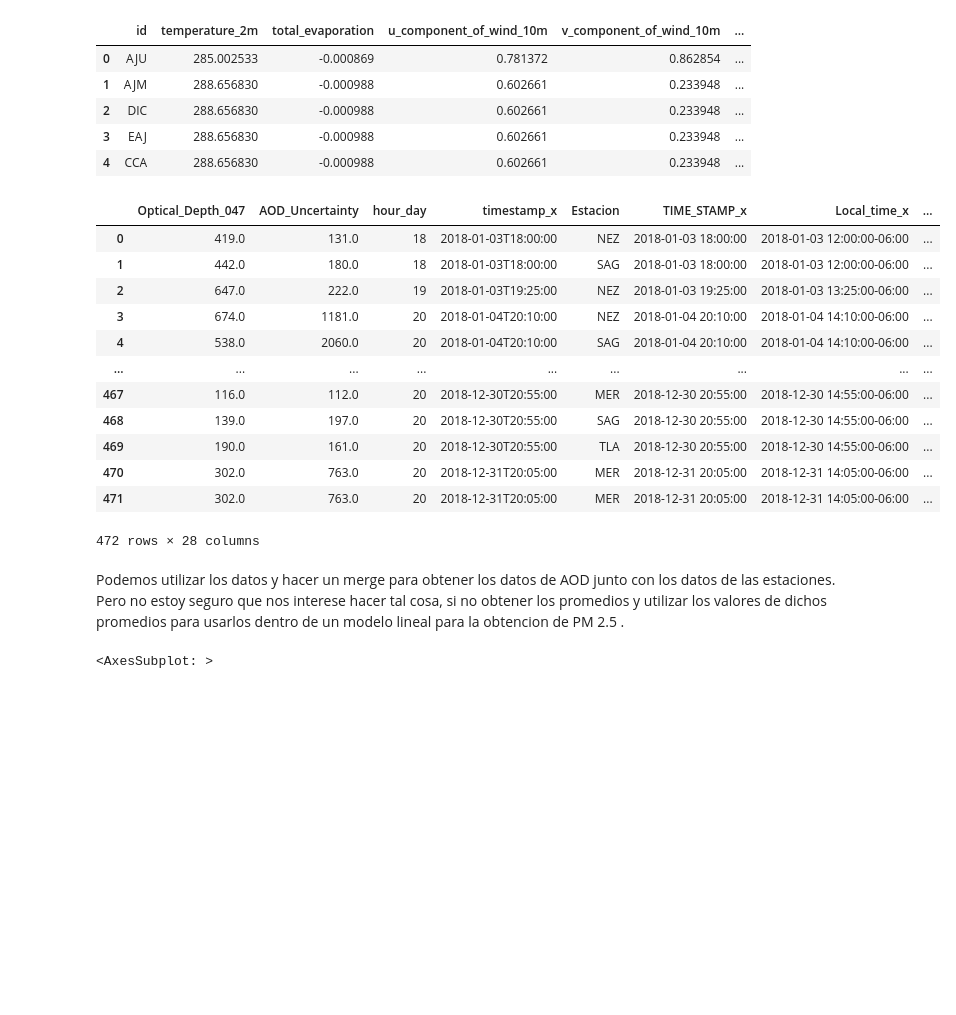
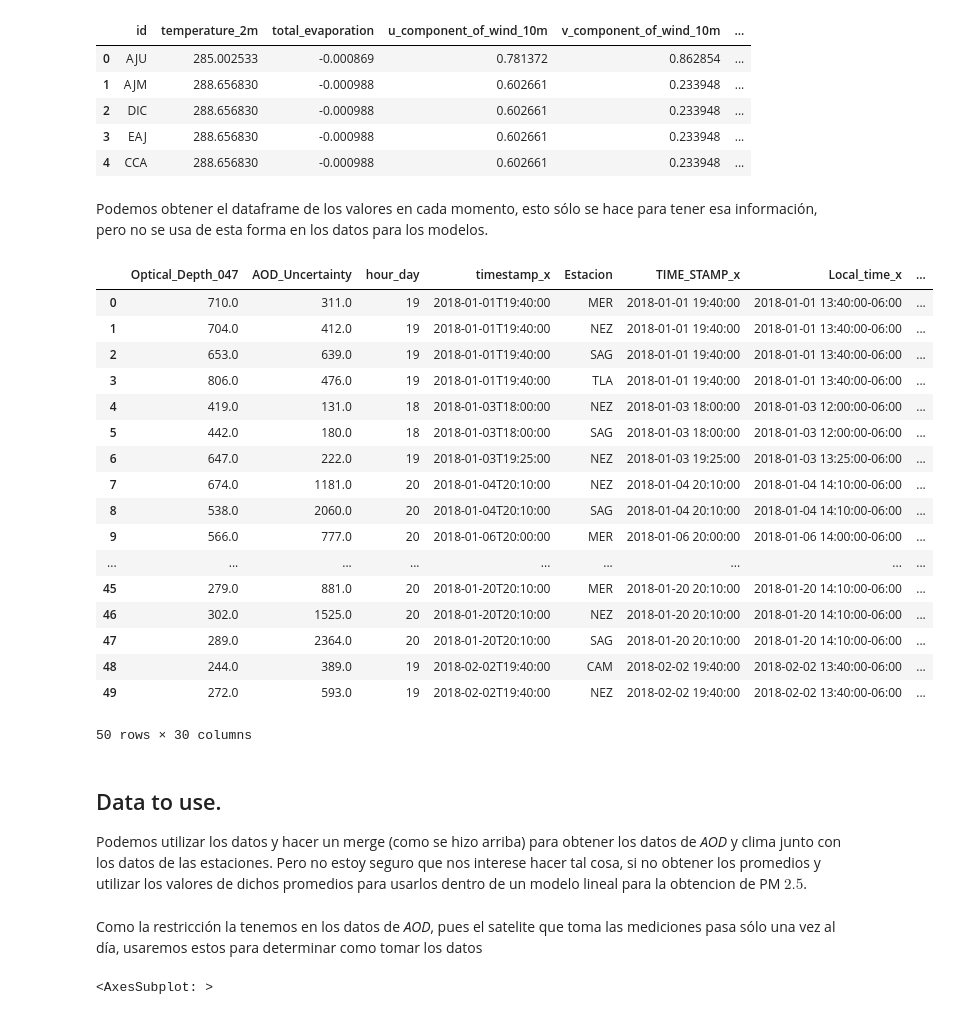
Before and after one commit to msalazarcgeo/contaminantes_satelites, a Jupyter notebook: notebooks/aver_data.ipynb, the cells around one changed output. Cells and saved outputs as stored; diff of their text form; code cells hidden in the pictures; blank space fills up the shorter version.

Commit message:
Data cleaning and mergin

```diff
--- a/notebooks/aver_data.ipynb
+++ b/notebooks/aver_data.ipynb
@@ -29,6 +35,7 @@ PM25_dat.head()
 # %%
 initial_interval= '2018-01-01'
 end_interval = '2019-01-01'
+zona_metropoli = 'ZMVM'
 PM25_dat= PM25_dat[PM25_dat['VALOR'].isna() ==False] #drop NaN values
 PM25_dat.FECHA_HR= pd.to_datetime(PM25_dat.FECHA_HR) #to datetime
 PM25_dat_interval=  PM25_dat[(PM25_dat.FECHA_HR >= pd.to_datetime(initial_interval)) &
@@ -36,4 +43,5 @@ PM25_dat_interval=  PM25_dat[(PM25_dat.FECHA_HR >= pd.to_datetime(initial_interv
                             ] ### get interval
 PM25_dat_interval= PM25_dat_interval[PM25_dat_interval['CVE_EST'].apply(lambda l: zona_metropoli in l)]
 PM25_dat_interval['Estacion']   = PM25_dat_interval['CVE_EST'].apply(lambda l: l.split('_')[0])
-PM25_dat_interval['FECHA_date'] = PM25_dat_interval['FECHA'].apply(lambda l: l.date())
+PM25_dat_interval['FECHA_date'] = PM25_dat_interval['FECHA_HR'].apply(lambda l: l.date())
+PM25_dat_interval['FECHA_hora'] = PM25_dat_interval['FECHA_HR'].apply(lambda l: l.hour)
@@ -47,5 +66,13 @@ NameError: name 'zona_metropoli' is not defined
 # %%
 
-AOD_PM25_all_2018 = AOD_data.merge_AOD_PM25(AOD_dat, PM25_dat)
-AOD_PM25_all_2018.head()
+# AOD_PM25_all_2018 = AOD_data.merge_AOD_PM25(AOD_dat,
+
+#                                             PM25_dat_interval)
+AOD_PM25_esta =  AOD_dat.merge(PM25_dat_interval,
+                                how= 'left',
+                                right_on = ['Estacion', 'FECHA_date', 'FECHA_hora' ],
+                                left_on=['Estacion','Local_time_date', 'Local_time_hour'  ]
+                                 )
+AOD_PM25_esta=  AOD_PM25_esta[AOD_PM25_esta['VALOR'].isna()==False]
+AOD_PM25_esta.head()
 # %% [output]
@@ -92,31 +128,42 @@ Converting to local time:  America/Mexico_City
 | 2 | DIC | 288.656830 | -0.000988 | 0.602661 | 0.233948 | ... |
 | 3 | EAJ | 288.656830 | -0.000988 | 0.602661 | 0.233948 | ... |
 | 4 | CCA | 288.656830 | -0.000988 | 0.602661 | 0.233948 | ... |
+# %% [markdown]
+Podemos obtener el dataframe de los valores en cada momento, esto sólo se hace para tener esa información, pero no se usa de esta forma en los datos para los modelos.
 # %%
-temp_PM25_esta =  AOD_PM25_all_2018.merge(temp_2018,
+temp_PM25_esta =  AOD_PM25_esta.merge(temp_2018,
                                   how= 'left',
                                   right_on = ['Estacion','Local_time_hour' , 'Local_time_date' ],
                                   left_on=['Estacion','Local_time_hour' ,'Local_time_date' ]
                                  )
 temp_PM25_esta=  temp_PM25_esta[temp_PM25_esta['VALOR'].isna()==False]
 # %%
-temp_PM25_esta
+temp_PM25_esta.head(50)
 # %% [output]
 |  | Optical_Depth_047 | AOD_Uncertainty | hour_day | timestamp_x | Estacion | TIME_STAMP_x | Local_time_x | ... |
-| 0 | 419.0 | 131.0 | 18 | 2018-01-03T18:00:00 | NEZ | 2018-01-03 18:00:00 | 2018-01-03 12:00:00-06:00 | ... |
-| 1 | 442.0 | 180.0 | 18 | 2018-01-03T18:00:00 | SAG | 2018-01-03 18:00:00 | 2018-01-03 12:00:00-06:00 | ... |
-| 2 | 647.0 | 222.0 | 19 | 2018-01-03T19:25:00 | NEZ | 2018-01-03 19:25:00 | 2018-01-03 13:25:00-06:00 | ... |
-| 3 | 674.0 | 1181.0 | 20 | 2018-01-04T20:10:00 | NEZ | 2018-01-04 20:10:00 | 2018-01-04 14:10:00-06:00 | ... |
-| 4 | 538.0 | 2060.0 | 20 | 2018-01-04T20:10:00 | SAG | 2018-01-04 20:10:00 | 2018-01-04 14:10:00-06:00 | ... |
+| 0 | 710.0 | 311.0 | 19 | 2018-01-01T19:40:00 | MER | 2018-01-01 19:40:00 | 2018-01-01 13:40:00-06:00 | ... |
+| 1 | 704.0 | 412.0 | 19 | 2018-01-01T19:40:00 | NEZ | 2018-01-01 19:40:00 | 2018-01-01 13:40:00-06:00 | ... |
+| 2 | 653.0 | 639.0 | 19 | 2018-01-01T19:40:00 | SAG | 2018-01-01 19:40:00 | 2018-01-01 13:40:00-06:00 | ... |
+| 3 | 806.0 | 476.0 | 19 | 2018-01-01T19:40:00 | TLA | 2018-01-01 19:40:00 | 2018-01-01 13:40:00-06:00 | ... |
+| 4 | 419.0 | 131.0 | 18 | 2018-01-03T18:00:00 | NEZ | 2018-01-03 18:00:00 | 2018-01-03 12:00:00-06:00 | ... |
+| 5 | 442.0 | 180.0 | 18 | 2018-01-03T18:00:00 | SAG | 2018-01-03 18:00:00 | 2018-01-03 12:00:00-06:00 | ... |
+| 6 | 647.0 | 222.0 | 19 | 2018-01-03T19:25:00 | NEZ | 2018-01-03 19:25:00 | 2018-01-03 13:25:00-06:00 | ... |
+| 7 | 674.0 | 1181.0 | 20 | 2018-01-04T20:10:00 | NEZ | 2018-01-04 20:10:00 | 2018-01-04 14:10:00-06:00 | ... |
+| 8 | 538.0 | 2060.0 | 20 | 2018-01-04T20:10:00 | SAG | 2018-01-04 20:10:00 | 2018-01-04 14:10:00-06:00 | ... |
+| 9 | 566.0 | 777.0 | 20 | 2018-01-06T20:00:00 | MER | 2018-01-06 20:00:00 | 2018-01-06 14:00:00-06:00 | ... |
 | ... | ... | ... | ... | ... | ... | ... | ... | ... |
-| 467 | 116.0 | 112.0 | 20 | 2018-12-30T20:55:00 | MER | 2018-12-30 20:55:00 | 2018-12-30 14:55:00-06:00 | ... |
-| 468 | 139.0 | 197.0 | 20 | 2018-12-30T20:55:00 | SAG | 2018-12-30 20:55:00 | 2018-12-30 14:55:00-06:00 | ... |
-| 469 | 190.0 | 161.0 | 20 | 2018-12-30T20:55:00 | TLA | 2018-12-30 20:55:00 | 2018-12-30 14:55:00-06:00 | ... |
-| 470 | 302.0 | 763.0 | 20 | 2018-12-31T20:05:00 | MER | 2018-12-31 20:05:00 | 2018-12-31 14:05:00-06:00 | ... |
-| 471 | 302.0 | 763.0 | 20 | 2018-12-31T20:05:00 | MER | 2018-12-31 20:05:00 | 2018-12-31 14:05:00-06:00 | ... |
+| 45 | 279.0 | 881.0 | 20 | 2018-01-20T20:10:00 | MER | 2018-01-20 20:10:00 | 2018-01-20 14:10:00-06:00 | ... |
+| 46 | 302.0 | 1525.0 | 20 | 2018-01-20T20:10:00 | NEZ | 2018-01-20 20:10:00 | 2018-01-20 14:10:00-06:00 | ... |
+| 47 | 289.0 | 2364.0 | 20 | 2018-01-20T20:10:00 | SAG | 2018-01-20 20:10:00 | 2018-01-20 14:10:00-06:00 | ... |
+| 48 | 244.0 | 389.0 | 19 | 2018-02-02T19:40:00 | CAM | 2018-02-02 19:40:00 | 2018-02-02 13:40:00-06:00 | ... |
+| 49 | 272.0 | 593.0 | 19 | 2018-02-02T19:40:00 | NEZ | 2018-02-02 19:40:00 | 2018-02-02 13:40:00-06:00 | ... |
-472 rows × 28 columns
+50 rows × 30 columns
 # %% [markdown]
-Podemos utilizar los datos y hacer un merge para obtener los datos de AOD junto con los datos de las estaciones. Pero no estoy seguro que nos interese hacer tal cosa, si no obtener los promedios y utilizar los valores de dichos promedios para usarlos dentro de un modelo lineal para la obtencion de PM 2.5 .
+## Data to use.
+
+Podemos utilizar los datos y hacer un merge (como se hizo arriba) para obtener los datos de *AOD* y clima junto con los datos de las estaciones. Pero no estoy seguro que nos interese hacer tal cosa, si no obtener los promedios y utilizar los valores de dichos promedios para usarlos dentro de un modelo lineal para la obtencion de PM $2.5$.
+# %% [markdown]
+Como la restricción la tenemos en los datos de *AOD*, pues el satelite que toma las mediciones pasa sólo una vez al día, usaremos estos para determinar como tomar los datos
 # %%
 AOD_dat['Local_time_hour'].hist()
 # %% [output]
```
Also changed, not shown: parts of 68 cells of this notebook, 1 other file.
